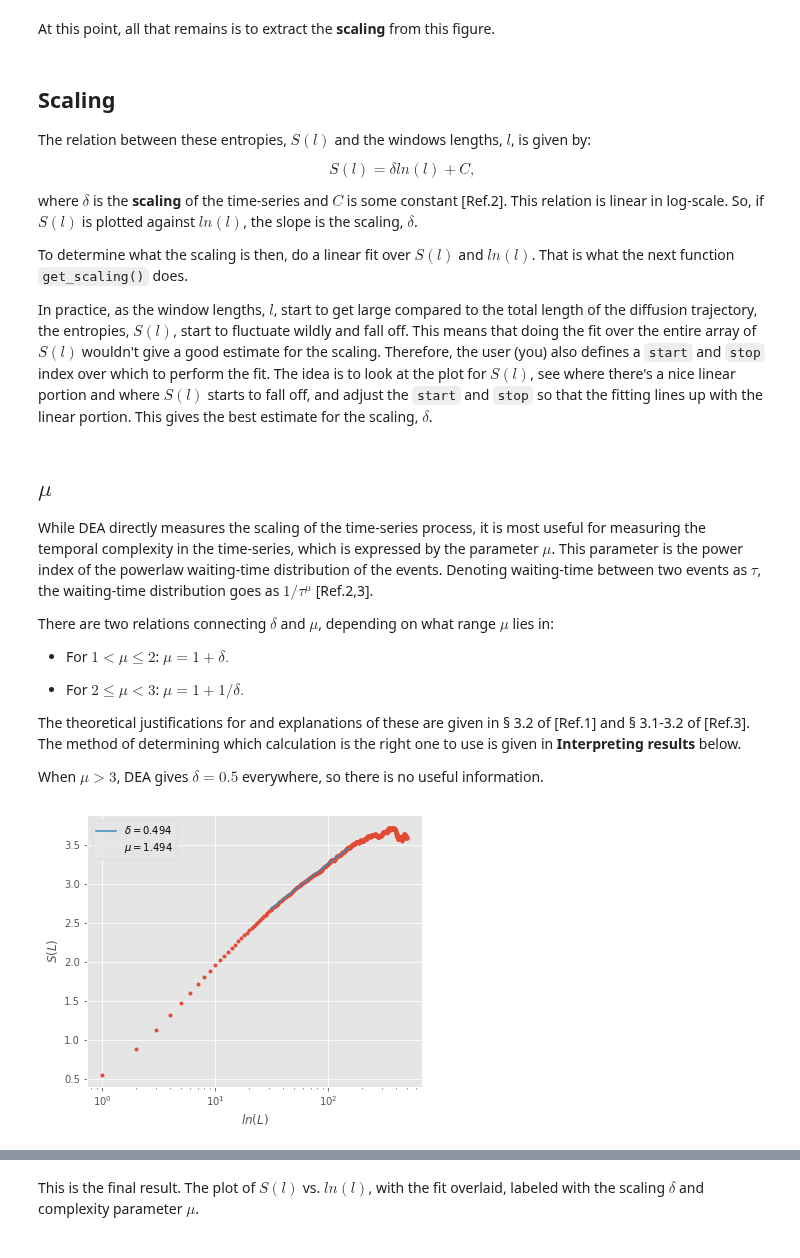
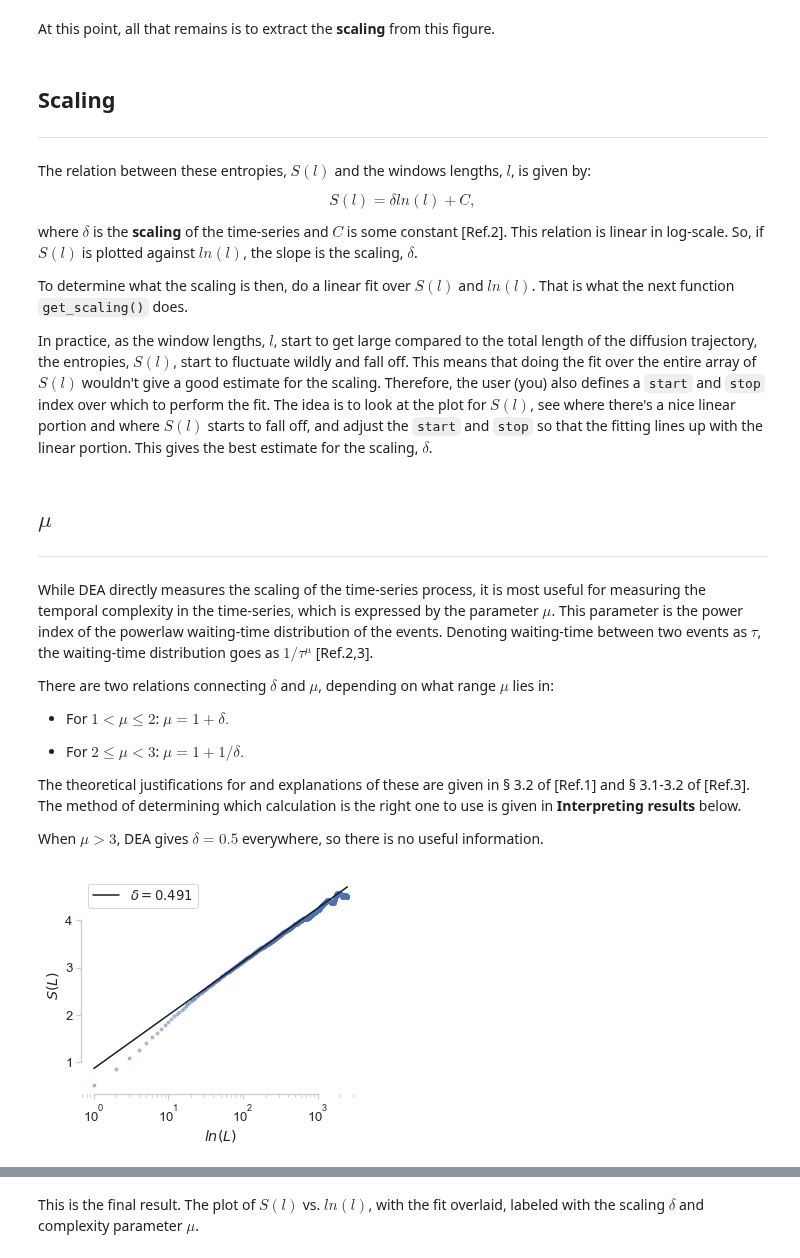
Before and after one commit to garland-culbreth/pymdea, a Jupyter notebook: dea_demo.ipynb, the cells around one changed output, grey strips where cells are left out. Saved outputs shown, nothing was run; the diff lists cells and outputs as text; code cells hidden in the pictures.

```diff
--- a/dea_demo.ipynb
+++ b/dea_demo.ipynb
@@ -160,0 +161,2 @@ plt.show()
+# %%
+events = find_events(rounded_data[1])
@@ -293,16 +353,17 @@ def entropy(trajectory):
     ----------
     `tqdm()` makes the progress bar appear.
     """
-    s = []
+    S = []
     window_lengths = np.arange(1, int(0.25*len(trajectory)), 1)
     for L in tqdm(window_lengths):
         window_starts = np.arange(0, len(trajectory)-L, 1)
         window_ends = np.arange(L, len(trajectory), 1)
         displacements = trajectory[window_ends] - trajectory[window_starts]
-        bin_counts = np.bincount(displacements)
-        bin_counts = bin_counts[bin_counts != 0]
-        p = bin_counts / np.sum(bin_counts)
-        s.append(-np.sum(p * np.log(p)))
+        counts, bin_edge = np.histogram(displacements, bins='doane')
+        counts = np.array(counts[counts != 0])
+        binsize = bin_edge[1] - bin_edge[0]
+        P = counts / sum(counts)
+        S.append(-sum(P*np.log(P)) + np.log(binsize))
     return s, window_lengths
 # %% [markdown]
 To illustrate, feed the diffusion trajectory into the function `entropy()`. This does all the steps described in the step by step breakdown, but many many times. Many window lengths, many positions, and yielding many values of the entropy $S(l)$, as seen in the plot it makes.
@@ -321,6 +386,7 @@ plt.show()
 At this point, all that remains is to extract the **scaling** from this figure.
 # %% [markdown]
 ## Scaling
+___
 
 The relation between these entropies, $S(l)$ and the windows lengths, $l$, is given by:
 
@@ -356,13 +422,6 @@ def get_scaling(s, L, start, stop):
         The slice of window lengths L.
     coefficients : ndarray
         Slope and intercept of the fit.
-
-    Notes
-    ----------
-    Least-squares linear fits on log scale data have issues,
-    see doi:10.1371/journal.pone.0085777
-    Making a version that uses the `powerlaw` package instead
-    would be better...
     """
     s_slice = s[start:stop]
     L_slice = L[start:stop]
@@ -370,6 +429,7 @@ def get_scaling(s, L, start, stop):
     return L_slice, coefficients
 # %% [markdown]
 ## $\mu$
+___
 
 While DEA directly measures the scaling of the time-series process, it is most useful for measuring the temporal complexity in the time-series, which is expressed by the parameter $\mu$. This parameter is the power index of the powerlaw waiting-time distribution of the events. Denoting waiting-time between two events as $\tau$, the waiting-time distribution goes as $1/\tau^\mu$ \[Ref.2,3].
 
@@ -402,22 +462,24 @@ def get_mu(delta):
         mu = 1 + delta
     return mu
 # %%
-fit_start = 30
-fit_stop = 150
+fit_start = 20
+fit_stop = 500
 
 fit = get_scaling(s, L, fit_start, fit_stop)
 mu = get_mu(fit[1][0])
 
-plt.figure(figsize = (6, 5))
-plt.plot(L, s, linestyle='', marker='.')
-plt.plot(fit[0], fit[1][0] * np.log(fit[0]) + fit[1][1],
-         label='$\delta = {}$'.format(np.round(fit[1][0], 3)))
-plt.plot([], [], linestyle='',
-         label='$\mu = {}$'.format(np.round(mu, 3)))
-plt.xscale('log')
-plt.xlabel('$ln(L)$')
-plt.ylabel('$S(L)$')
-plt.legend(loc=0)
+f, ax = plt.subplots(figsize = (5, 4))
+ax.plot(L, s, linestyle='', marker='.', alpha=0.4)
+ax.plot(L, fit[1][0] * np.log(L) + fit[1][1], color='0.1',
+        label='$\delta = {}$'.format(np.round(fit[1][0], 3)))
+ax.set_xscale('log')
+ax.set_xlabel('$ln(L)$')
+ax.set_ylabel('$S(L)$')
+ax.legend(loc=0)
+ax.grid(False)
+sns.despine(trim=True)
+ax.tick_params(which="major", bottom=True, left=True, length=5, color="#cccccc")
+ax.tick_params(which="minor", bottom=True, left=True, length=3, color="#cccccc")
 plt.show()
 # %% [output]
-[figure, old version]
+[figure, new version]
```
Also changed, not shown: parts of 35 cells of this notebook.
